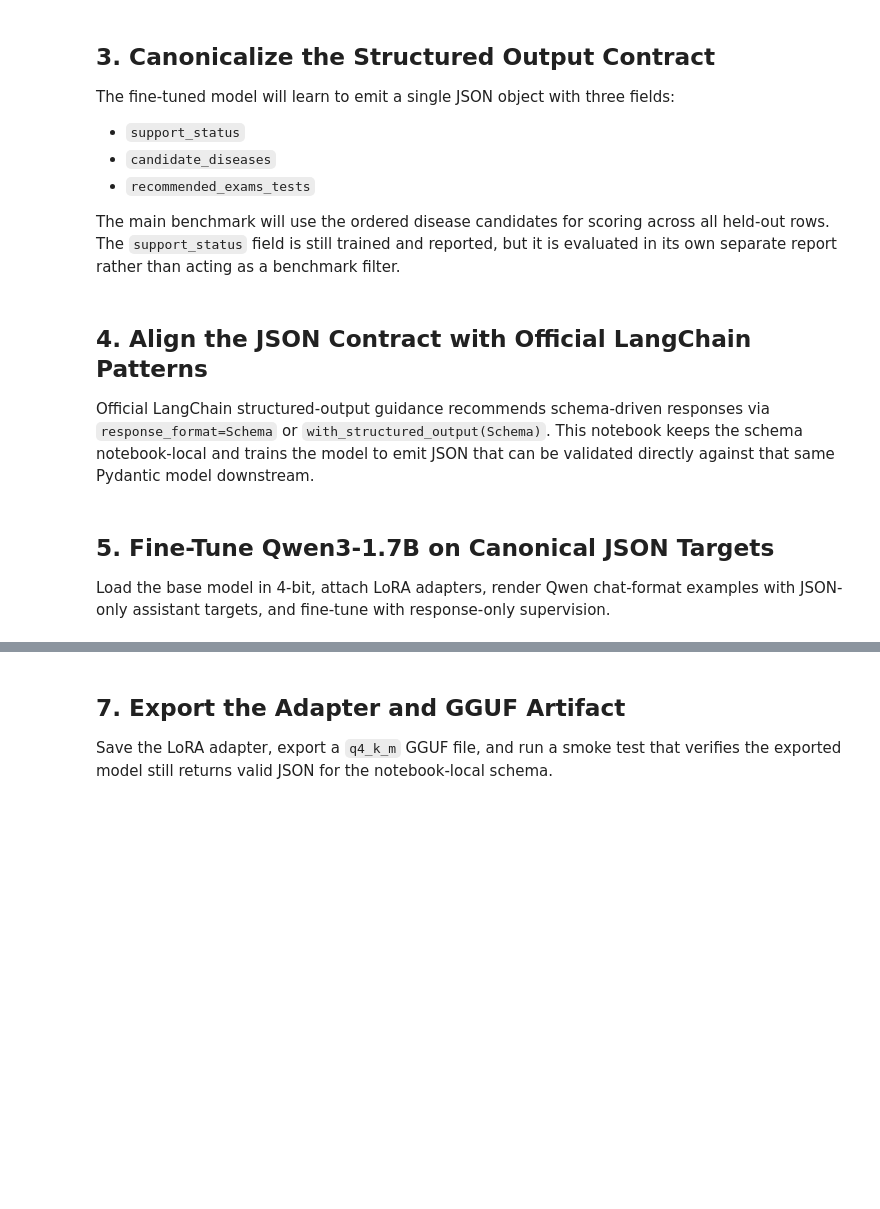
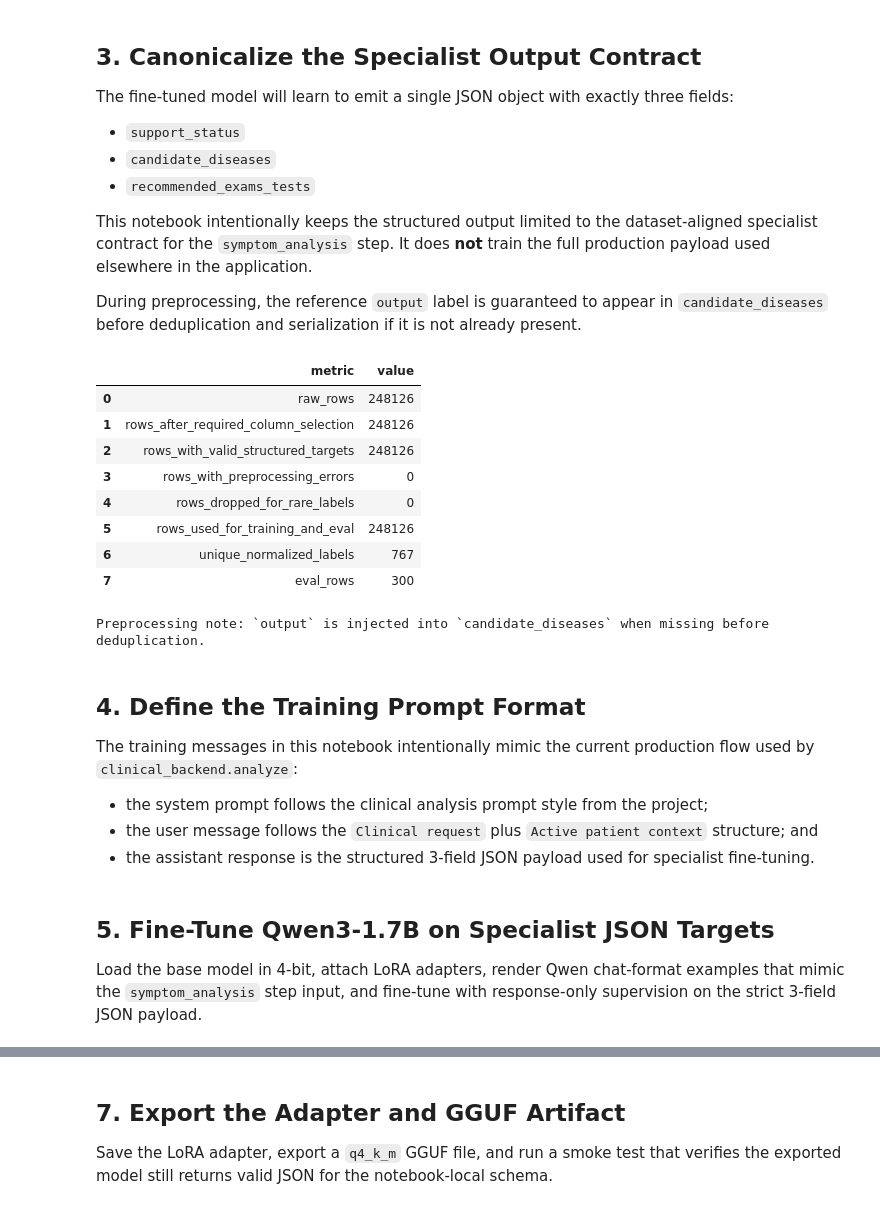
Before and after one commit to luizaaca/screening_robot, a Jupyter notebook: screening_robot_qwen3_1_7b_json.ipynb, the cells around one changed output, grey strips where cells are left out. Drawn from its saved outputs; the diff is of its cells as text; code cells hidden in the pictures; blank space fills up the shorter version.

```diff
--- a/screening_robot_qwen3_1_7b_json.ipynb
+++ b/screening_robot_qwen3_1_7b_json.ipynb
@@ -29,22 +29,18 @@ import random
 import re
 import warnings
 from pathlib import Path
-from textwrap import dedent
 from typing import Any, cast
-from google.colab import userdata
-
-import evaluate
+from google.colab import userdata # type: ignore
 import kagglehub
-import matplotlib.pyplot as plt
 import numpy as np
 import pandas as pd
-import seaborn as sns
 import torch
 from datasets import Dataset
 from IPython.display import display
 from pydantic import BaseModel, Field, ValidationError
-from sklearn.metrics import accuracy_score, cohen_kappa_score, confusion_matrix, f1_score
+from sklearn.metrics import accuracy_score, cohen_kappa_score, f1_score
 from sklearn.model_selection import train_test_split
+from transformers import AutoTokenizer
 from trl import SFTConfig, SFTTrainer
 from unsloth import FastLanguageModel
 from unsloth.chat_templates import train_on_responses_only
@@ -58,11 +54,9 @@ if torch.cuda.is_available():
 
 warnings.filterwarnings("ignore")
 pd.set_option("display.max_colwidth", 200)
-sns.set_theme(style="whitegrid")
 
 CONFIG = {
     "dataset_handle": "luizaaca/symptoms-to-diseases-with-reasoning",
-    "dataset_filename": "combined_diseases_symptoms_2_enriched_with_exams_v2.csv",
     "base_model_id": "Qwen/Qwen3-1.7B-Base",
     "max_seq_length": 1024,
     "load_in_4bit": True,
@@ -91,8 +85,6 @@ CONFIG = {
     "lr_scheduler_type": "linear",
     "test_size": 0.10,
     "eval_max_samples": 300,
-    "qualitative_n": 8,
-    "bertscore_model_type": "distilbert-base-uncased",
     "output_dir": "outputs_qwen3_1_7b_json",
     "lora_dir": "qwen3-1.7b-clinical-json-lora",
     "gguf_dir": "qwen3-1.7b-clinical-json-gguf",
@@ -112,10 +104,12 @@ kaggle_username = userdata.get("KAGGLE_USERNAME")
 kaggle_key = userdata.get("KAGGLE_KEY")
 if not kaggle_username or not kaggle_key:
     print(
-        "Kaggle credentials not found in the environment. "
-        "In Colab, set KAGGLE_USERNAME and KAGGLE_KEY before downloading the dataset."
+        "Kaggle credentials were not found in the remote runtime. "
+        "For a Colab kernel, configure KAGGLE_USERNAME and KAGGLE_KEY before downloading the dataset."
     )
 else:
+    os.environ["KAGGLE_USERNAME"] = kaggle_username
+    os.environ["KAGGLE_KEY"] = kaggle_key
     print(f"Kaggle credentials detected for user: {kaggle_username}")
 
 assert torch.cuda.is_available(), "CUDA GPU is required (Google Colab T4 recommended)."
@@ -162,11 +167,13 @@ print(f"Resolved CSV: {DATASET_CSV}")
 # %% [markdown]
-## 3. Canonicalize the Structured Output Contract
+## 3. Canonicalize the Specialist Output Contract
 
-The fine-tuned model will learn to emit a single JSON object with three fields:
+The fine-tuned model will learn to emit a single JSON object with exactly three fields:
 - `support_status`
 - `candidate_diseases`
 - `recommended_exams_tests`
 
-The main benchmark will use the ordered disease candidates for scoring across all held-out rows. The `support_status` field is still trained and reported, but it is evaluated in its own separate report rather than acting as a benchmark filter.
+This notebook intentionally keeps the structured output limited to the dataset-aligned specialist contract for the `symptom_analysis` step. It does **not** train the full production payload used elsewhere in the application.
+
+During preprocessing, the reference `output` label is guaranteed to appear in `candidate_diseases` before deduplication and serialization if it is not already present.
 # %%
 class ClinicalScreeningOutput(BaseModel):
@@ -404,13 +387,12 @@ def stratified_eval_sample(dataframe: pd.DataFrame, cap: int) -> pd.DataFrame:
     return sampled.reset_index(drop=True)
 
 
-raw_df = pd.read_csv(DATASET_CSV)
+raw_df = pd.read_table(DATASET_FILE, sep=",")
 missing_columns = [column for column in REQUIRED_COLUMNS if column not in raw_df.columns]
 assert not missing_columns, f"Missing required columns: {missing_columns}"
 
 working_df = raw_df.loc[:, REQUIRED_COLUMNS].copy()
 canonical_payloads: list[ClinicalScreeningOutput | None] = []
-canonical_json_targets: list[str] = []
 preprocessing_errors: list[str] = []
 
 for row in working_df.itertuples(index=False):
@@ -418,11 +400,9 @@ for row in working_df.itertuples(index=False):
     try:
         payload = canonicalize_output_row(cast(dict[str, Any], row_mapping))
         canonical_payloads.append(payload)
-        canonical_json_targets.append(dump_canonical_json(payload))
         preprocessing_errors.append("")
     except Exception as exc:
         canonical_payloads.append(None)
-        canonical_json_targets.append("")
         preprocessing_errors.append(f"{type(exc).__name__}: {exc}")
 
 valid_mask = np.array([payload is not None for payload in canonical_payloads], dtype=bool)
@@ -439,51 +419,51 @@ clean_df["reference_support_status_valid"] = clean_df["reference_support_status"
 
 label_counts = clean_df["normalized_output"].value_counts()
 kept_labels = label_counts[label_counts >= 2].index
 model_df = clean_df[clean_df["normalized_output"].isin(kept_labels)].reset_index(drop=True)
 rare_label_rows_dropped = int(len(clean_df) - len(model_df))
 
 train_df, test_df = stratified_split(model_df, CONFIG["test_size"], SEED)
 eval_df = stratified_eval_sample(test_df, CONFIG["eval_max_samples"])
-qualitative_df = eval_df.sample(n=min(CONFIG["qualitative_n"], len(eval_df)), random_state=SEED).reset_index(drop=True)
 
 preprocessing_summary = pd.DataFrame(
     [
         {"metric": "raw_rows", "value": int(len(raw_df))},
         {"metric": "rows_after_required_column_selection", "value": int(len(working_df))},
         {"metric": "rows_with_valid_structured_targets", "value": int(len(clean_df))},
         {"metric": "rows_with_preprocessing_errors", "value": int((~valid_mask).sum())},
         {"metric": "rows_dropped_for_rare_labels", "value": rare_label_rows_dropped},
         {"metric": "rows_used_for_training_and_eval", "value": int(len(model_df))},
         {"metric": "unique_normalized_labels", "value": int(model_df["normalized_output"].nunique())},
-        {
-            "metric": "reference_support_status_valid_rate",
-            "value": float(clean_df["reference_support_status_valid"].mean()),
-        },
+        {"metric": "eval_rows", "value": int(len(eval_df))},
     ]
 )
 
 display(preprocessing_summary)
 if (~valid_mask).any():
     invalid_examples = working_df.loc[~valid_mask, ["input", "output"]].head(5).copy()
     invalid_examples["error"] = pd.Series(
         [error for error in preprocessing_errors if error][: len(invalid_examples)],
         dtype="object",
     )
     display(invalid_examples)
 
-split_summary = pd.DataFrame(
-    [
-        {"split": "train", "rows": int(len(train_df)), "labels": int(train_df["normalized_output"].nunique())},
-        {"split": "test", "rows": int(len(test_df)), "labels": int(test_df["normalized_output"].nunique())},
-        {"split": "eval", "rows": int(len(eval_df)), "labels": int(eval_df["normalized_output"].nunique())},
-        {"split": "qualitative", "rows": int(len(qualitative_df)), "labels": int(qualitative_df["normalized_output"].nunique())},
-    ]
-)
-
-display(split_summary)
-display(model_df[["input", "output", "structured_target_json"]].head(3))
+print("Preprocessing note: `output` is injected into `candidate_diseases` when missing before deduplication.")
+# %% [output]
+|  | metric | value |
+| 0 | raw_rows | 248126 |
+| 1 | rows_after_required_column_selection | 248126 |
+| 2 | rows_with_valid_structured_targets | 248126 |
+| 3 | rows_with_preprocessing_errors | 0 |
+| 4 | rows_dropped_for_rare_labels | 0 |
+| 5 | rows_used_for_training_and_eval | 248126 |
+| 6 | unique_normalized_labels | 767 |
+| 7 | eval_rows | 300 |
+Preprocessing note: `output` is injected into `candidate_diseases` when missing before deduplication.
 # %% [markdown]
-## 4. Align the JSON Contract with Official LangChain Patterns
+## 4. Define the Training Prompt Format
 
-Official LangChain structured-output guidance recommends schema-driven responses via `response_format=Schema` or `with_structured_output(Schema)`. This notebook keeps the schema notebook-local and trains the model to emit JSON that can be validated directly against that same Pydantic model downstream.
+The training messages in this notebook intentionally mimic the current production flow used by `clinical_backend.analyze`:
+- the system prompt follows the clinical analysis prompt style from the project;
+- the user message follows the `Clinical request` plus `Active patient context` structure; and
+- the assistant response is the structured 3-field JSON payload used for specialist fine-tuning.
 # %%
@@ -538,5 +483,5 @@ print(LANGCHAIN_MODEL_EXAMPLE)
 # %% [markdown]
-## 5. Fine-Tune Qwen3-1.7B on Canonical JSON Targets
+## 5. Fine-Tune Qwen3-1.7B on Specialist JSON Targets
 
-Load the base model in 4-bit, attach LoRA adapters, render Qwen chat-format examples with JSON-only assistant targets, and fine-tune with response-only supervision.
+Load the base model in 4-bit, attach LoRA adapters, render Qwen chat-format examples that mimic the `symptom_analysis` step input, and fine-tune with response-only supervision on the strict 3-field JSON payload.
 # %%
```
Also changed, not shown: parts of 22 cells of this notebook.
